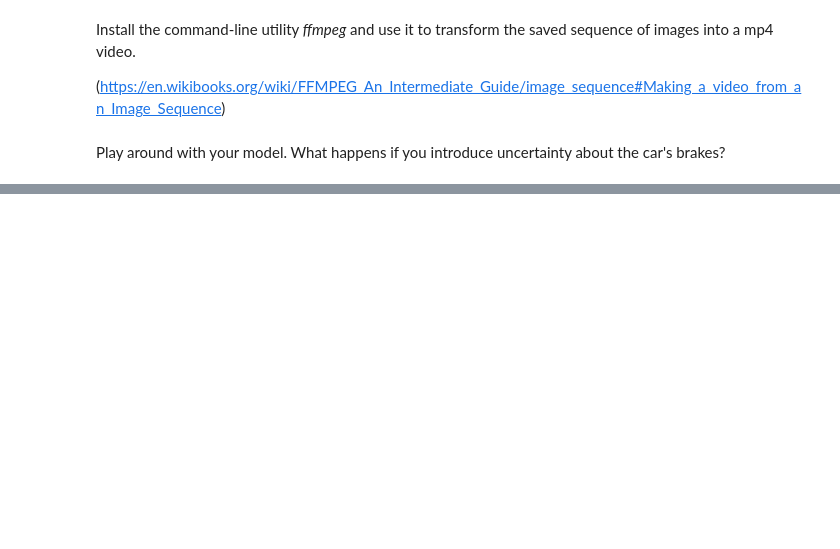
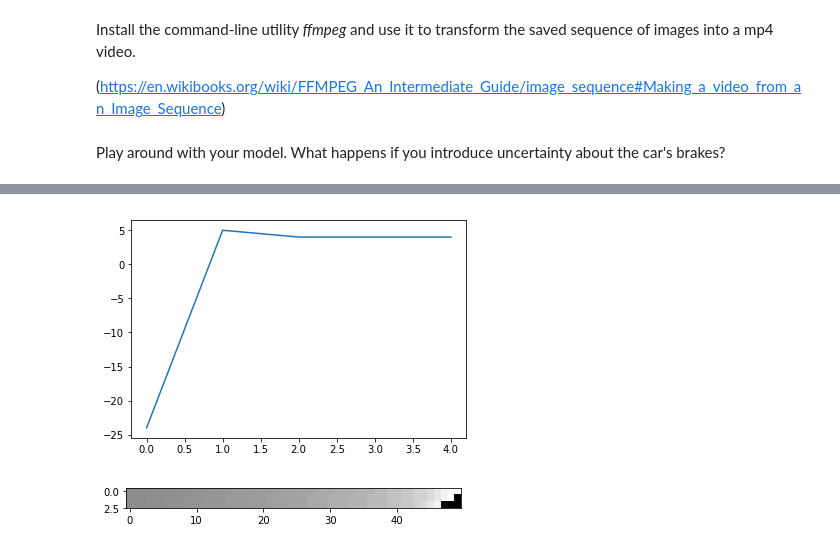
Before and after one commit to jonasracine/RL_sandbox, a Jupyter notebook: street_racer.ipynb, the cells around one changed output, grey strips where cells are left out. Saved outputs shown, nothing was run; the diff lists cells and outputs as text; code cells hidden in the pictures; blank space fills up the shorter version.

```diff
--- a/street_racer.ipynb
+++ b/street_racer.ipynb
@@ -432,0 +515,11 @@ Play around with your model. What happens if you introduce uncertainty about the
+# %%
+plt.plot(scores)
+plt.show()
+# %% [output]
+[figure, added]
+# %%
+Z = np.array(policy_eval(p,T,R,0.01,gamma)[:trap]).reshape(l,3)
+plt.imshow(np.transpose(Z),cmap='gray')
+plt.show()
+# %% [output]
+[figure, added]
```
Also changed, not shown: parts of 13 cells of this notebook.
